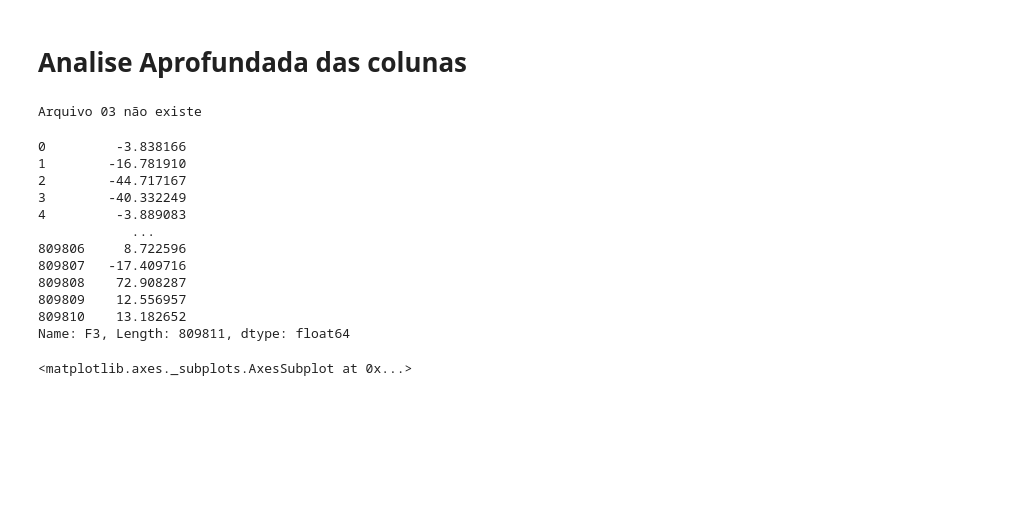
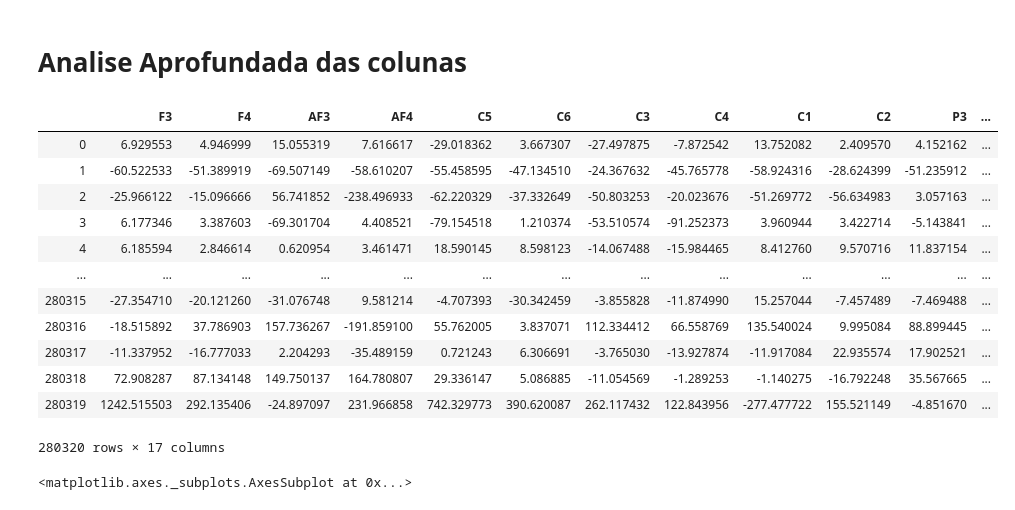
Before and after one commit to Vinschers/egg-wave, a Jupyter notebook: ML/Teste3 - Dados Recebidos/Analise.ipynb, the cells around one changed output. Cells and saved outputs as stored; diff of their text form; code cells hidden in the pictures; blank space fills up the shorter version.

```diff
--- a/ML/Teste3 - Dados Recebidos/Analise.ipynb
+++ b/ML/Teste3 - Dados Recebidos/Analise.ipynb
@@ -33,21 +33,25 @@ def geraDatas(iniPessoas = 1, qtdPessoas = 1):
 
     return datas
 # %%
-def geraDf(datas, vRange = None, cols = []):
+def geraDf(datas, vRange = None, cols = [], frac=1):
     eletrodos = ["F3", "F4", "AF3", "AF4", "C5", "C6", "C3", "C4", "C1", "C2", "P3", "P4", "P5", "P6", "Fz", "Cz"]
 
     #Encontrando os dados
     lisRes = []
     lisCon = []
 
+    aux = True
+
     for pessoa in datas:
         try:
-            lisRes.append(pd.DataFrame(pessoa[0]["dataBeforeSession"], columns = eletrodos))
+            #lisRes.append(pd.DataFrame(pessoa[0]["dataBeforeSession"], columns = eletrodos))
             lisRes.append(pd.DataFrame(pessoa[0]["dataAfterSession"], columns = eletrodos))
-            lisRes.append(pd.DataFrame(pessoa[1]["dataBeforeSession"], columns = eletrodos))
+            #lisRes.append(pd.DataFrame(pessoa[1]["dataBeforeSession"], columns = eletrodos))
             lisRes.append(pd.DataFrame(pessoa[1]["dataAfterSession"], columns = eletrodos))
 
-            lisCon.append(pd.DataFrame(pessoa[0]["dataDuringSession"], columns = eletrodos))
+            if aux:
+                lisCon.append(pd.DataFrame(pessoa[0]["dataDuringSession"], columns = eletrodos))
+            aux = not aux
 
         except:
             print("Erro na Pessoa " + str(pessoa[2]).zfill(2))
@@ -66,8 +70,13 @@ def geraDf(datas, vRange = None, cols = []):
 
     #Juntando os dfs
     df = pd.concat([dfRes, dfCon])
-    df = df[np.append(np.subtract(np.array(eletrodos), np.array(cols)), "State")]
+
+    for col in cols:
+        del df[col]
+
+    df = calcMediaDf(df, frac)
     df = df.sample(frac=1, random_state = 666).reset_index(drop=True)
+    df = df.astype({"State": int})
 
     return df
 # %%
@@ -161,24 +194,23 @@ date2
 # %% [markdown]
 # Analise Aprofundada das colunas
 # %%
-df = geraDf(geraDatas(1, 4))
+df = geraDf(geraDatas(1, 1))
-# %% [output]
-Arquivo 03 não existe
 # %%
-df["F3"]
+df
 # %% [output]
+|  | F3 | F4 | AF3 | AF4 | C5 | C6 | C3 | C4 | C1 | C2 | P3 | ... |
+| 0 | 6.929553 | 4.946999 | 15.055319 | 7.616617 | -29.018362 | 3.667307 | -27.497875 | -7.872542 | 13.752082 | 2.409570 | 4.152162 | ... |
+| 1 | -60.522533 | -51.389919 | -69.507149 | -58.610207 | -55.458595 | -47.134510 | -24.367632 | -45.765778 | -58.924316 | -28.624399 | -51.235912 | ... |
+| 2 | -25.966122 | -15.096666 | 56.741852 | -238.496933 | -62.220329 | -37.332649 | -50.803253 | -20.023676 | -51.269772 | -56.634983 | 3.057163 | ... |
+| 3 | 6.177346 | 3.387603 | -69.301704 | 4.408521 | -79.154518 | 1.210374 | -53.510574 | -91.252373 | 3.960944 | 3.422714 | -5.143841 | ... |
+| 4 | 6.185594 | 2.846614 | 0.620954 | 3.461471 | 18.590145 | 8.598123 | -14.067488 | -15.984465 | 8.412760 | 9.570716 | 11.837154 | ... |
+| ... | ... | ... | ... | ... | ... | ... | ... | ... | ... | ... | ... | ... |
+| 280315 | -27.354710 | -20.121260 | -31.076748 | 9.581214 | -4.707393 | -30.342459 | -3.855828 | -11.874990 | 15.257044 | -7.457489 | -7.469488 | ... |
+| 280316 | -18.515892 | 37.786903 | 157.736267 | -191.859100 | 55.762005 | 3.837071 | 112.334412 | 66.558769 | 135.540024 | 9.995084 | 88.899445 | ... |
+| 280317 | -11.337952 | -16.777033 | 2.204293 | -35.489159 | 0.721243 | 6.306691 | -3.765030 | -13.927874 | -11.917084 | 22.935574 | 17.902521 | ... |
+| 280318 | 72.908287 | 87.134148 | 149.750137 | 164.780807 | 29.336147 | 5.086885 | -11.054569 | -1.289253 | -1.140275 | -16.792248 | 35.567665 | ... |
+| 280319 | 1242.515503 | 292.135406 | -24.897097 | 231.966858 | 742.329773 | 390.620087 | 262.117432 | 122.843956 | -277.477722 | 155.521149 | -4.851670 | ... |
-0         -3.838166
-1        -16.781910
-2        -44.717167
-3        -40.332249
-4         -3.889083
-            ...
-809806     8.722596
-809807   -17.409716
-809808    72.908287
-809809    12.556957
-809810    13.182652
-Name: F3, Length: 809811, dtype: float64
+280320 rows × 17 columns
 # %%
 #for c in df.columns:
 #    if c != "State":
```
Also changed, not shown: parts of 7 cells of this notebook.
